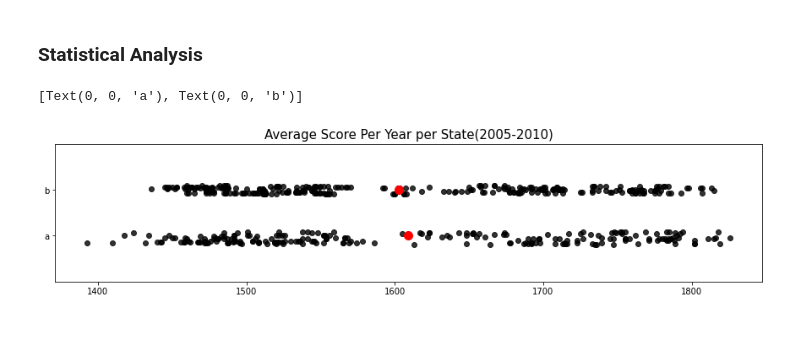
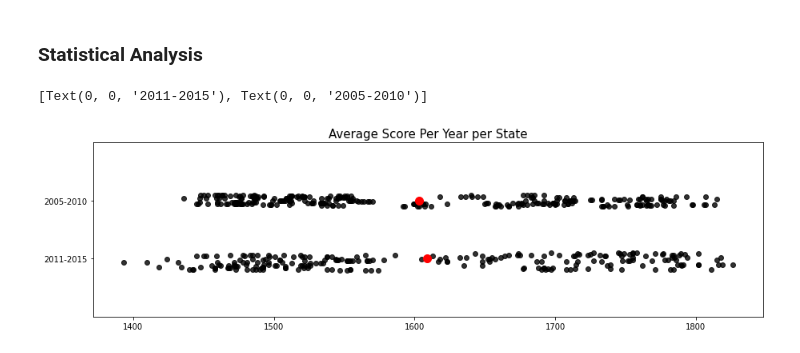
Before and after one commit to phamc4/Projects, a Jupyter notebook: SAT_changes.ipynb, the cells around one changed output. Cells and saved outputs as stored; diff of their text form; code cells hidden in the pictures.

Commit message:
Additional plots

```diff
--- a/SAT_changes.ipynb
+++ b/SAT_changes.ipynb
@@ -33,22 +38,28 @@ sat_2018 = sat_2017_2018.iloc[:-3, 8:]
 
 #Get the clean list of states from the DF.
 def clean_states(df:pd.DataFrame) -> list:
+    '''States column contains unwanted text('.').
+    Strips unwanted text to merge dataframes more seemlessly'''
+
     states_list = []
     for i in df.iloc[:, 0]:
         states_list.append(i.split('.')[0])
 
     return states_list
 
-#Cleaning up data and split the DF into respective years if applicable
+
+#Cleaning up data and splitting the DF
 def clean_multi_dataset(df, renamed_col = ['State', 'Reading', 'Math', 'Writing']):
     for i in range(1, len(df.columns) - 1, 3):
         data_year = df.iloc[:,i:i+3]
+        data_year.insert(0, 'States', clean_states(df))
 
-        data_year.insert(0, 'States', clean_states(df))
         data_year.columns = renamed_col
+
         data_year['SAT Total Score'] = data_year.apply(lambda row: row.Reading + row.Math + row.Writing, axis=1)
 
         yield data_year
+
 
 #For df that only contain 1 year needed:
 def clean_dataset(df, start, end, renamed_col = ['State', 'Reading', 'Math', 'Writing']):
@@ -199,21 +243,21 @@ df2_plot = [second_df['2011 SAT Scores'], second_df['2012 SAT Scores'], second_d
        second_df['2014 SAT Scores'], second_df['2015 SAT Scores']]
 # %%
 
-fig, ax = plt.subplots(figsize=(15,3))
+fig, ax = plt.subplots(figsize=(15,4))
 jitter = np.random.uniform(-0.2, 0.1, size=second_df['2011 SAT Scores'].shape)
 jitter1 = np.random.uniform(0.9, 1.1, size=first_df['2005 SAT Scores'].shape)
 
 for i in df2_plot:
     ax.scatter(i, jitter, color='k', alpha=0.8)
 ax.scatter(test2.mean(), 0, color='red', s=100)
 
 for i in df_plot:
     ax.scatter(i, jitter1, color='k', alpha=0.8)
 ax.set_ylim(-1,2)
-ax.set_title('Average Score Per Year per State(2005-2010)', fontsize=15)
+ax.set_title('Average Score Per Year per State', fontsize=15)
 ax.scatter(test.mean(), 1, color='red', s=100)
 ax.set_yticks([0,1])
-ax.set_yticklabels(["a", 'b'])
+ax.set_yticklabels(["2011-2015", '2005-2010'])
 # %% [output]
-[Text(0, 0, 'a'), Text(0, 0, 'b')]
+[Text(0, 0, '2011-2015'), Text(0, 0, '2005-2010')]
-[figure, old version]
+[figure, new version]
```
Also changed, not shown: parts of 12 cells of this notebook.
